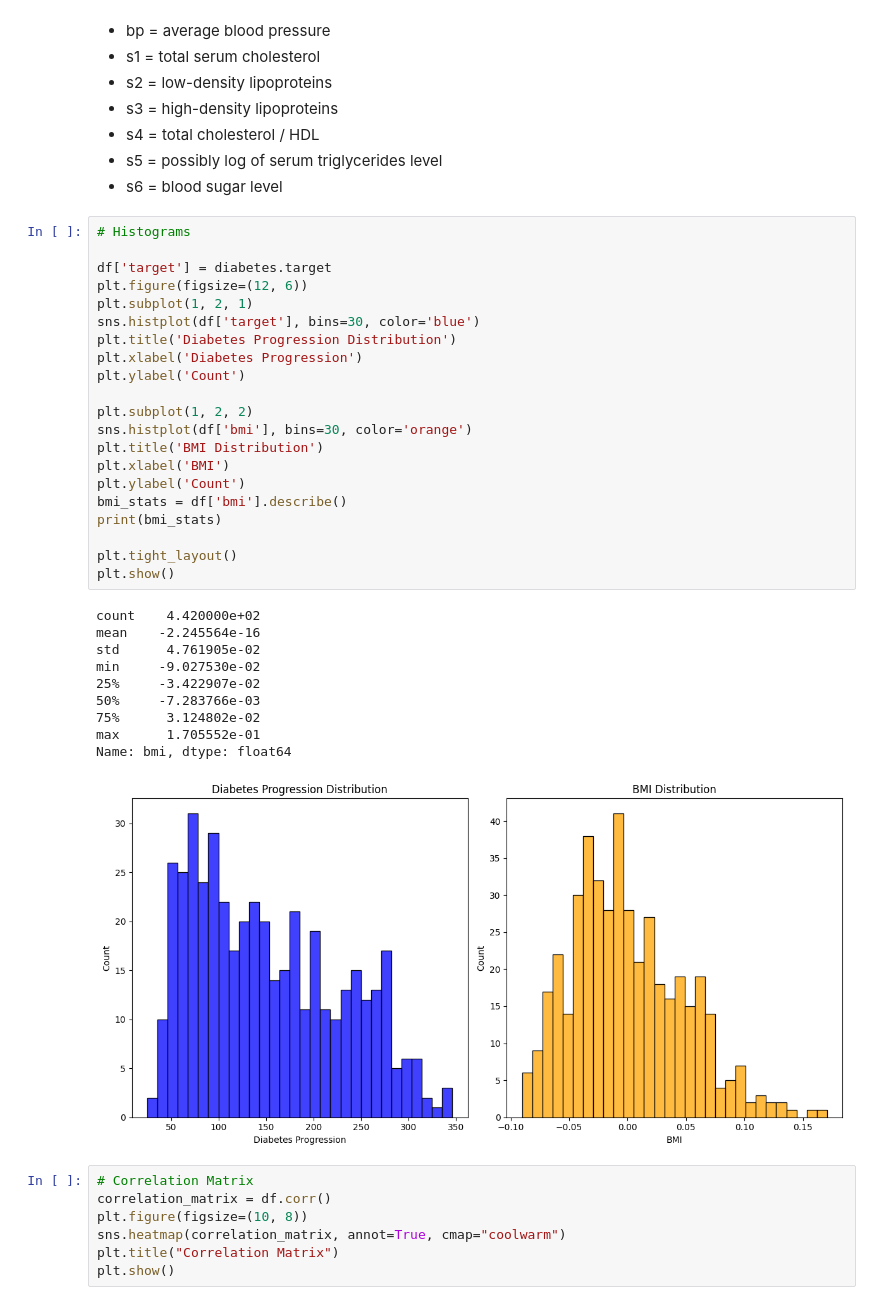
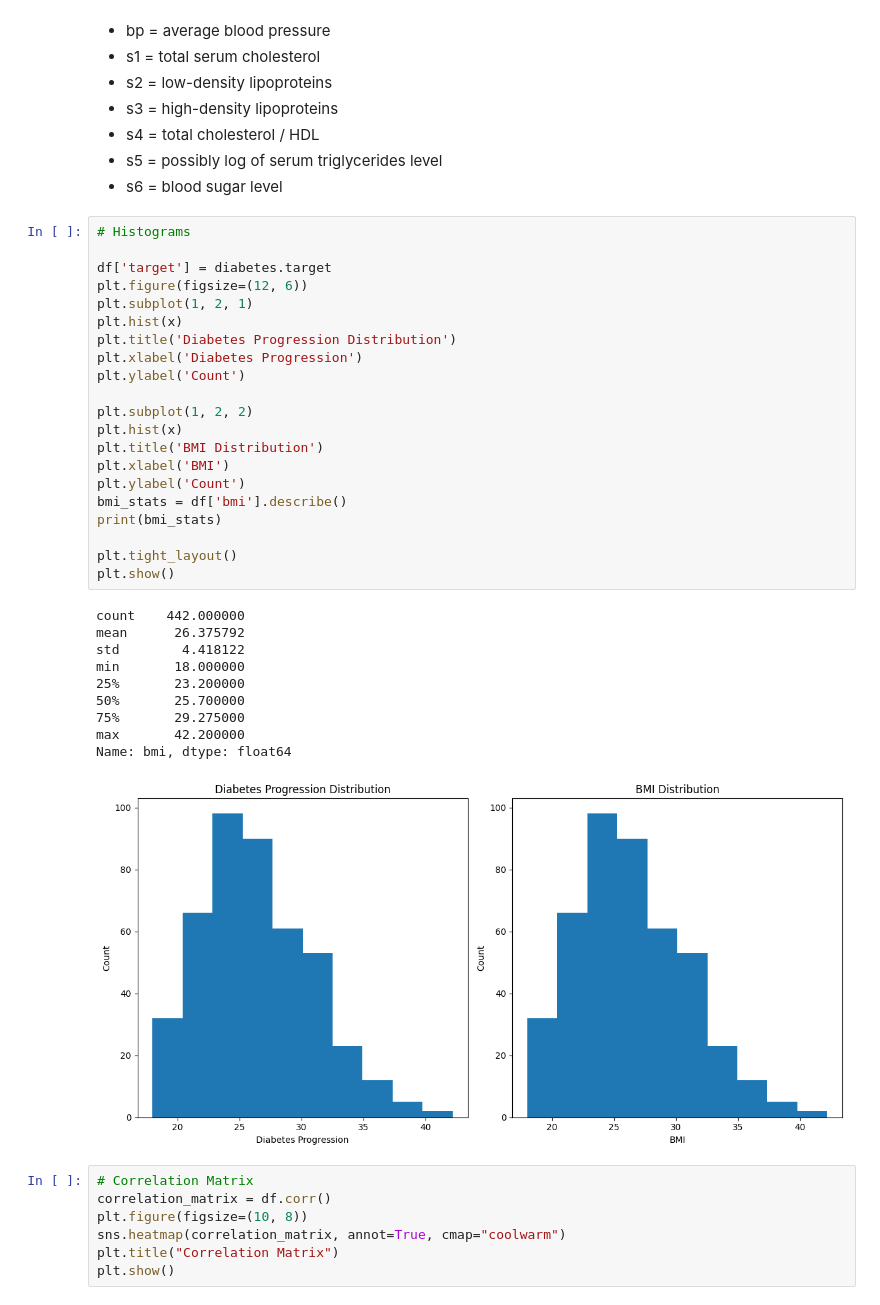
Before and after one commit to Sudha548322/CSCN8010-LABS, a Jupyter notebook: ML_foundation _lab4.ipynb, the cells around one changed output. Drawn from its saved outputs; the diff is of its cells as text.

```diff
--- a/ML_foundation _lab4.ipynb
+++ b/ML_foundation _lab4.ipynb
@@ -57,35 +57,35 @@ df.describe()
 # %%
 # Histograms
 
 df['target'] = diabetes.target
 plt.figure(figsize=(12, 6))
 plt.subplot(1, 2, 1)
-sns.histplot(df['target'], bins=30, color='blue')
+plt.hist(x)
 plt.title('Diabetes Progression Distribution')
 plt.xlabel('Diabetes Progression')
 plt.ylabel('Count')
 
 plt.subplot(1, 2, 2)
-sns.histplot(df['bmi'], bins=30, color='orange')
+plt.hist(x)
 plt.title('BMI Distribution')
 plt.xlabel('BMI')
 plt.ylabel('Count')
 bmi_stats = df['bmi'].describe()
 print(bmi_stats)
 
 plt.tight_layout()
 plt.show()
 # %% [output]
-count    4.420000e+02
-mean    -2.245564e-16
-std      4.761905e-02
-min     -9.027530e-02
-25%     -3.422907e-02
-50%     -7.283766e-03
-75%      3.124802e-02
-max      1.705552e-01
+count    442.000000
+mean      26.375792
+std        4.418122
+min       18.000000
+25%       23.200000
+50%       25.700000
+75%       29.275000
+max       42.200000
 Name: bmi, dtype: float64
-[figure, old version]
+[figure, new version]
 # %%
 # Correlation Matrix
 correlation_matrix = df.corr()
```
